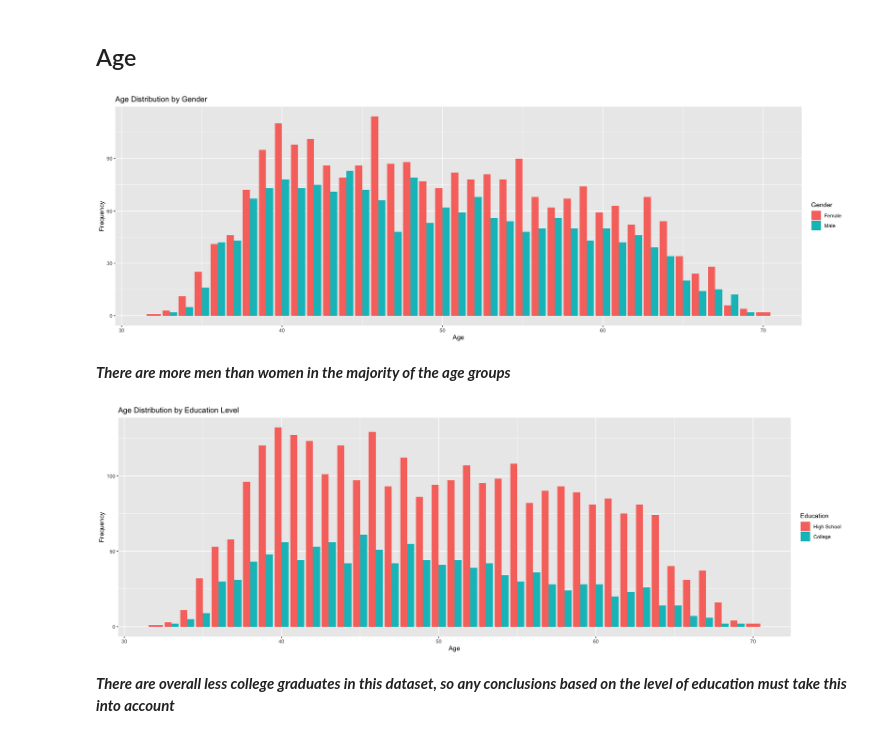
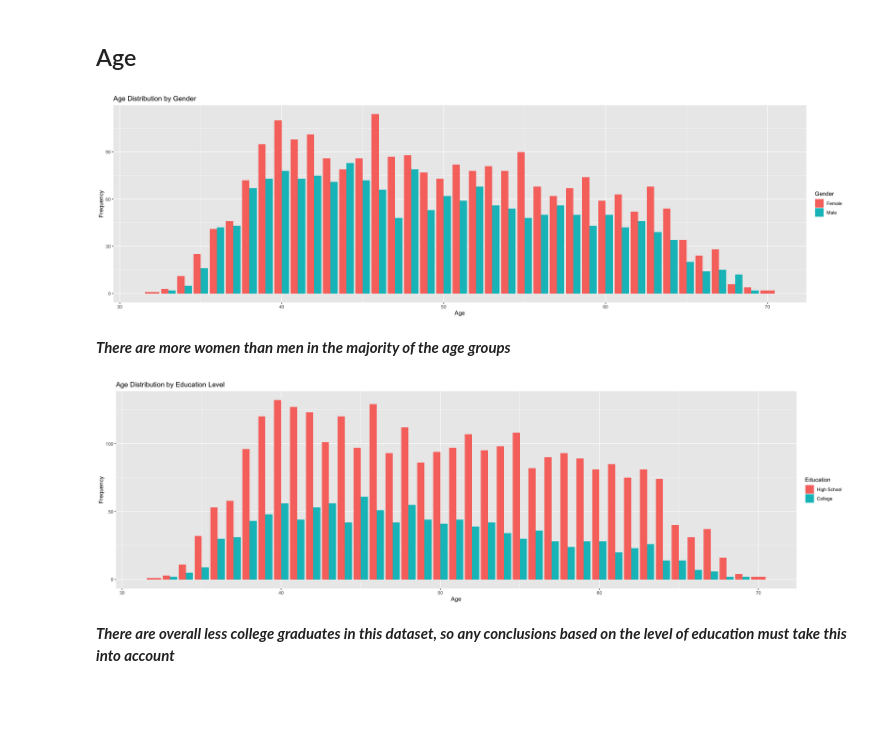
Before and after one commit to sccatalina/FinalProject, a Jupyter notebook: FraminghamK.R.ipynb, the cells around one changed output. Saved outputs shown, nothing was run; the diff lists cells and outputs as text; code cells hidden in the pictures; blank space fills up the shorter version.

```diff
--- a/FraminghamK.R.ipynb
+++ b/FraminghamK.R.ipynb
@@ -38,23 +38,23 @@ A data.frame: 6 × 16
 # %% [markdown]
 ## Age
 # %%
-options(repr.plot.width=18, repr.plot.height=6)
+options(repr.plot.width=20, repr.plot.height=6)
 ggplot(data = kgheart) + geom_bar(mapping = aes(x = age, fill = as.factor(male)), position = "dodge") +
   ggtitle("Age Distribution by Gender") +
   xlab("Age") +
   ylab("Frequency") + scale_fill_discrete(name = "Gender", labels = c("Female", "Male"))
 # %% [output]
-[figure, old version]
+[figure, new version]
 # %% [markdown]
-__*There are more men than women in the majority of the age groups*__
+__*There are more women than men in the majority of the age groups*__
 # %%
-options(repr.plot.width=18, repr.plot.height=6)
+options(repr.plot.width=20, repr.plot.height=6)
 ggplot(data = kgheart) + geom_bar(mapping = aes(x = age, fill = as.factor(education)), position = "dodge") +
   ggtitle("Age Distribution by Education Level") +
   xlab("Age") +
   ylab("Frequency") + scale_fill_discrete(name = "Education", labels = c("High School", "College"))
 # %% [output]
-[figure, old version]
+[figure, new version]
 # %% [markdown]
 **_There are overall less college graduates in this dataset, so any conclusions based on the level of education must take this into account_**
 # %%
```
Also changed, not shown: parts of 5 cells of this notebook.
